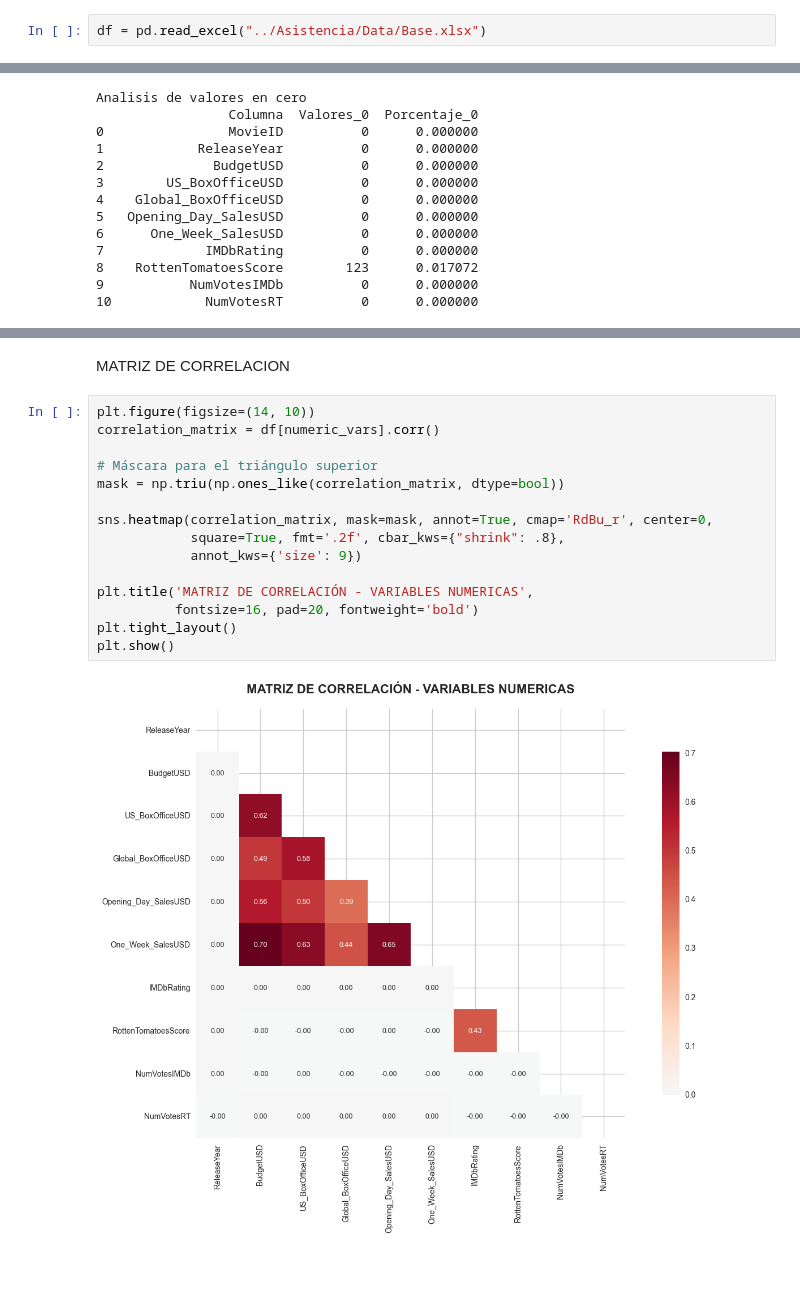
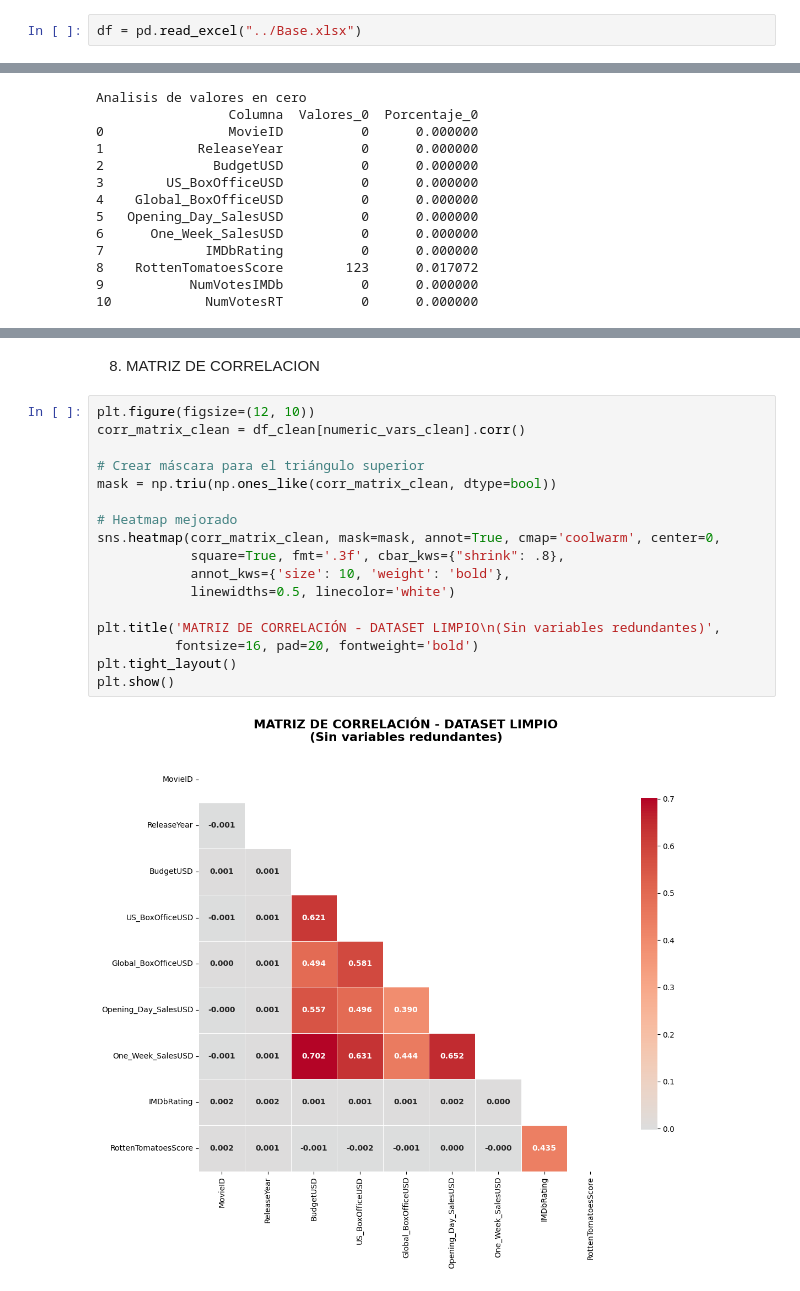
Before and after one commit to JuanCaTorres221/LaboratorioIA2, a Jupyter notebook: EDA/EDA.ipynb, the cells around one changed output, grey strips where cells are left out. Drawn from its saved outputs; the diff is of its cells as text.

```diff
--- a/EDA/EDA.ipynb
+++ b/EDA/EDA.ipynb
@@ -7,7 +7,7 @@ from sklearn.preprocessing import LabelEncoder
 import warnings
 warnings.filterwarnings('ignore')
 # %%
-df = pd.read_excel("../Asistencia/Data/Base.xlsx")
+df = pd.read_excel("../Base.xlsx")
 # %%
 print(f"Dimensiones: {df.shape}")
 print(f"\nColumnas: {df.columns.tolist()}")
@@ -292,19 +455,21 @@ if 'ReleaseYear' in df.columns:
 # %% [markdown]
-MATRIZ DE CORRELACION
+8. MATRIZ DE CORRELACION
 # %%
-plt.figure(figsize=(14, 10))
-correlation_matrix = df[numeric_vars].corr()
+plt.figure(figsize=(12, 10))
+corr_matrix_clean = df_clean[numeric_vars_clean].corr()
 
-# Máscara para el triángulo superior
-mask = np.triu(np.ones_like(correlation_matrix, dtype=bool))
+# Crear máscara para el triángulo superior
+mask = np.triu(np.ones_like(corr_matrix_clean, dtype=bool))
 
-sns.heatmap(correlation_matrix, mask=mask, annot=True, cmap='RdBu_r', center=0,
-            square=True, fmt='.2f', cbar_kws={"shrink": .8},
-            annot_kws={'size': 9})
+# Heatmap mejorado
+sns.heatmap(corr_matrix_clean, mask=mask, annot=True, cmap='coolwarm', center=0,
+            square=True, fmt='.3f', cbar_kws={"shrink": .8},
+            annot_kws={'size': 10, 'weight': 'bold'},
+            linewidths=0.5, linecolor='white')
 
-plt.title('MATRIZ DE CORRELACIÓN - VARIABLES NUMERICAS',
+plt.title('MATRIZ DE CORRELACIÓN - DATASET LIMPIO\n(Sin variables redundantes)',
           fontsize=16, pad=20, fontweight='bold')
 plt.tight_layout()
 plt.show()
 # %% [output]
-[figure, old version]
+[figure, new version]
```
Also changed, not shown: parts of 13 cells of this notebook.
